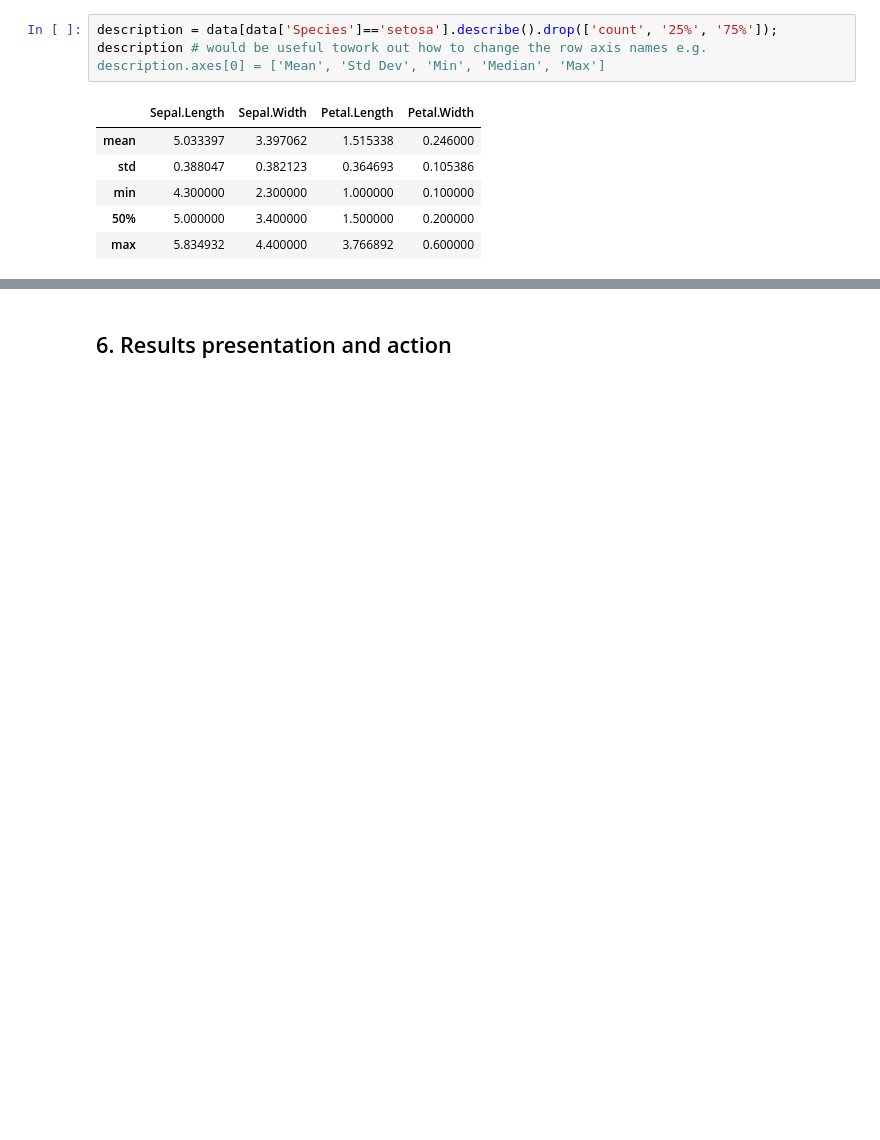
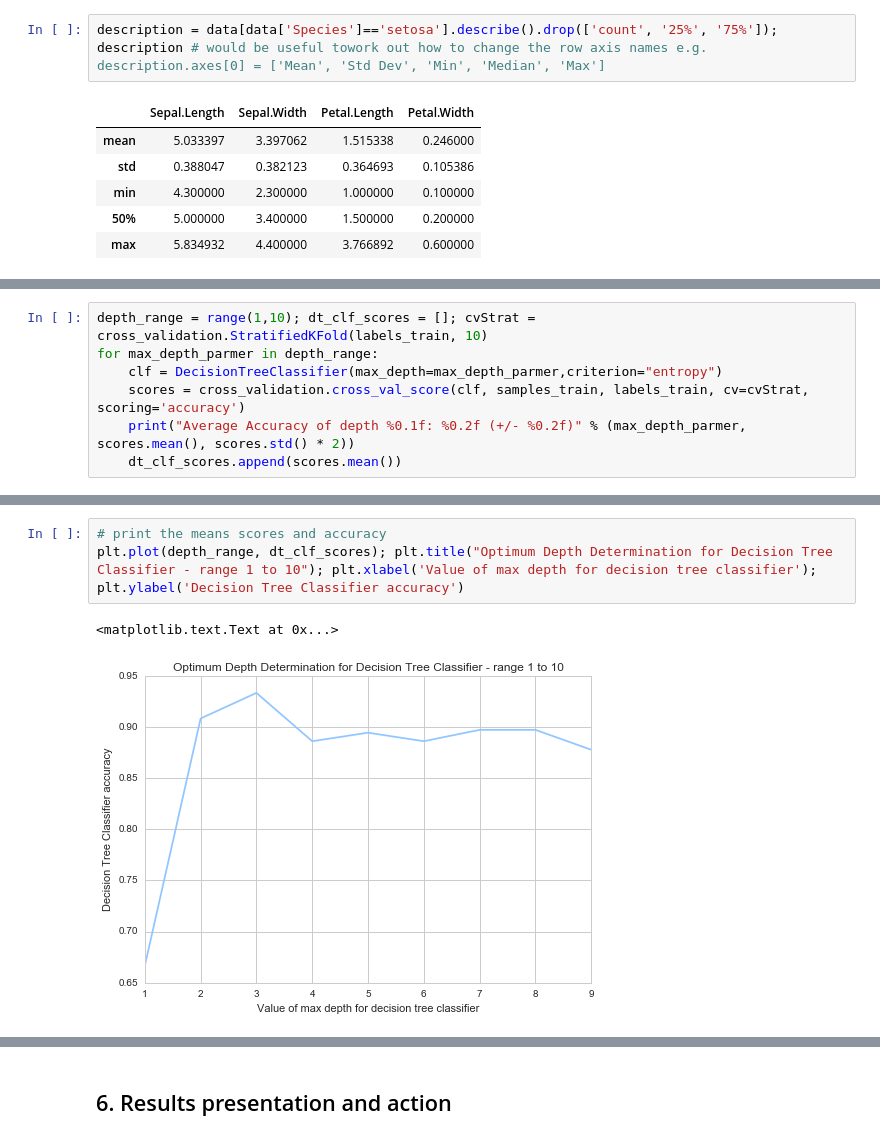
Before and after one commit to JSegrave/CA683_Assignment1, a Jupyter notebook: CA683_Data_Mining_Assignment_1.ipynb, the cells around one changed output, grey strips where cells are left out. Drawn from its saved outputs; the diff is of its cells as text; blank space fills up the shorter version.

```diff
--- a/CA683_Data_Mining_Assignment_1.ipynb
+++ b/CA683_Data_Mining_Assignment_1.ipynb
@@ -123,0 +135,7 @@ An better way to visualise the data would be a view it as an interactive 2D scat
+# %%
+depth_range = range(1,10); dt_clf_scores = []; cvStrat = cross_validation.StratifiedKFold(labels_train, 10)
+for max_depth_parmer in depth_range:
+    clf = DecisionTreeClassifier(max_depth=max_depth_parmer,criterion="entropy")
+    scores = cross_validation.cross_val_score(clf, samples_train, labels_train, cv=cvStrat, scoring='accuracy')
+    print("Average Accuracy of depth %0.1f: %0.2f (+/- %0.2f)" % (max_depth_parmer, scores.mean(), scores.std() * 2))
+    dt_clf_scores.append(scores.mean())
@@ -124 +152,7 @@ An better way to visualise the data would be a view it as an interactive 2D scat
+# %%
+# print the means scores and accuracy
+plt.plot(depth_range, dt_clf_scores); plt.title("Optimum Depth Determination for Decision Tree Classifier - range 1 to 10"); plt.xlabel('Value of max depth for decision tree classifier');  plt.ylabel('Decision Tree Classifier accuracy')
+# %% [output]
+<matplotlib.text.Text at 0x...>
+[figure, added]
 # %%
```
Also changed, not shown: parts of 24 cells of this notebook.
